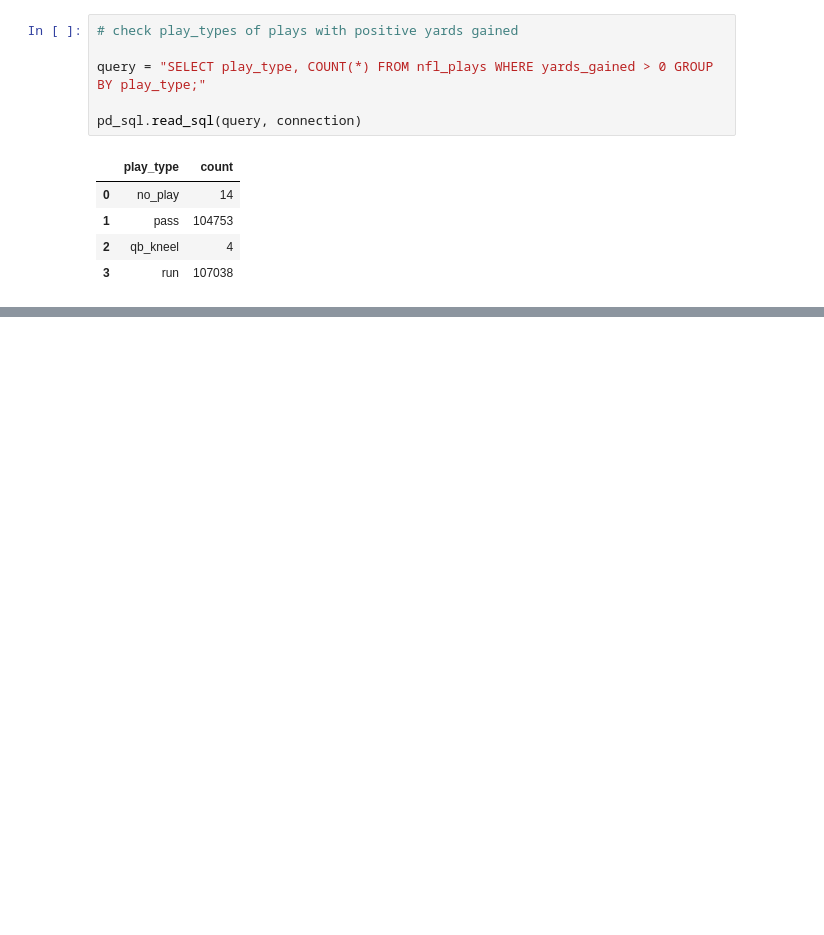
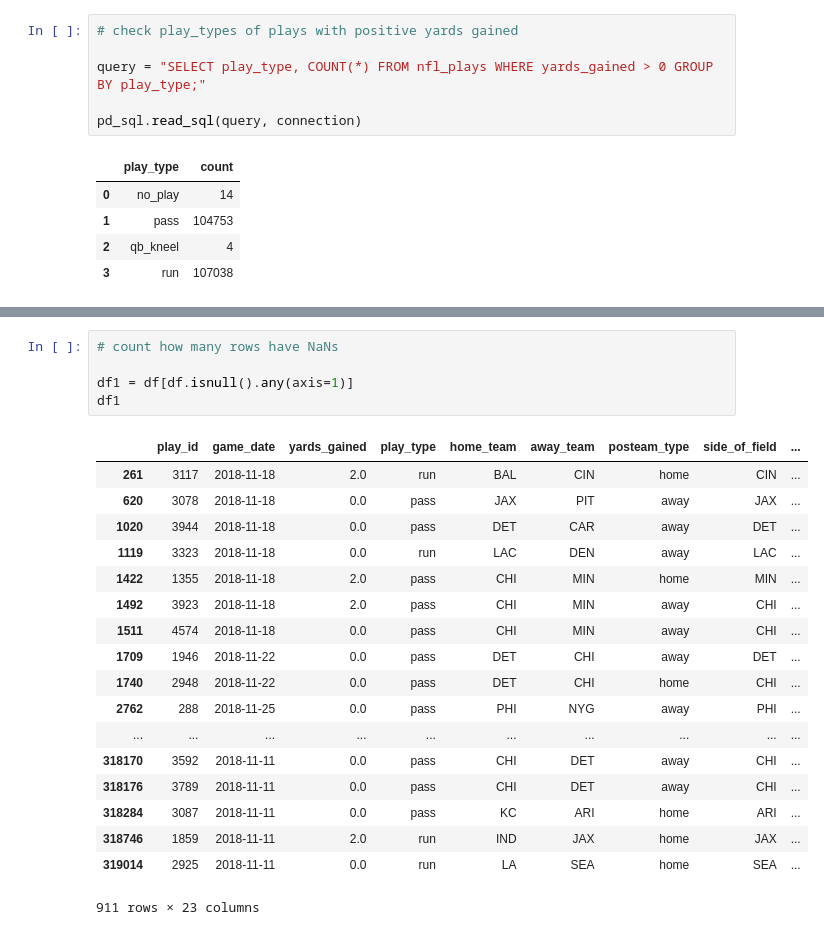
Before and after one commit to huangee/nfl_yards_gained, a Jupyter notebook: NFL_EDA.ipynb, the cells around one changed output, grey strips where cells are left out. Cells and saved outputs as stored; diff of their text form; blank space fills up the shorter version.

```diff
--- a/NFL_EDA.ipynb
+++ b/NFL_EDA.ipynb
@@ -124,0 +180,24 @@ pd_sql.read_sql(query, connection)
+# %%
+# count how many rows have NaNs
+
+df1 = df[df.isnull().any(axis=1)]
+df1
+# %% [output]
+|  | play_id | game_date | yards_gained | play_type | home_team | away_team | posteam_type | side_of_field | ... |
+| 261 | 3117 | 2018-11-18 | 2.0 | run | BAL | CIN | home | CIN | ... |
+| 620 | 3078 | 2018-11-18 | 0.0 | pass | JAX | PIT | away | JAX | ... |
+| 1020 | 3944 | 2018-11-18 | 0.0 | pass | DET | CAR | away | DET | ... |
+| 1119 | 3323 | 2018-11-18 | 0.0 | run | LAC | DEN | away | LAC | ... |
+| 1422 | 1355 | 2018-11-18 | 2.0 | pass | CHI | MIN | home | MIN | ... |
+| 1492 | 3923 | 2018-11-18 | 2.0 | pass | CHI | MIN | away | CHI | ... |
+| 1511 | 4574 | 2018-11-18 | 0.0 | pass | CHI | MIN | away | CHI | ... |
+| 1709 | 1946 | 2018-11-22 | 0.0 | pass | DET | CHI | away | DET | ... |
+| 1740 | 2948 | 2018-11-22 | 0.0 | pass | DET | CHI | home | CHI | ... |
+| 2762 | 288 | 2018-11-25 | 0.0 | pass | PHI | NYG | away | PHI | ... |
+| ... | ... | ... | ... | ... | ... | ... | ... | ... | ... |
+| 318170 | 3592 | 2018-11-11 | 0.0 | pass | CHI | DET | away | CHI | ... |
+| 318176 | 3789 | 2018-11-11 | 0.0 | pass | CHI | DET | away | CHI | ... |
+| 318284 | 3087 | 2018-11-11 | 0.0 | pass | KC | ARI | home | ARI | ... |
+| 318746 | 1859 | 2018-11-11 | 2.0 | run | IND | JAX | home | JAX | ... |
+| 319014 | 2925 | 2018-11-11 | 0.0 | run | LA | SEA | home | SEA | ... |
+911 rows × 23 columns
```
Also changed, not shown: parts of 10 cells of this notebook.
